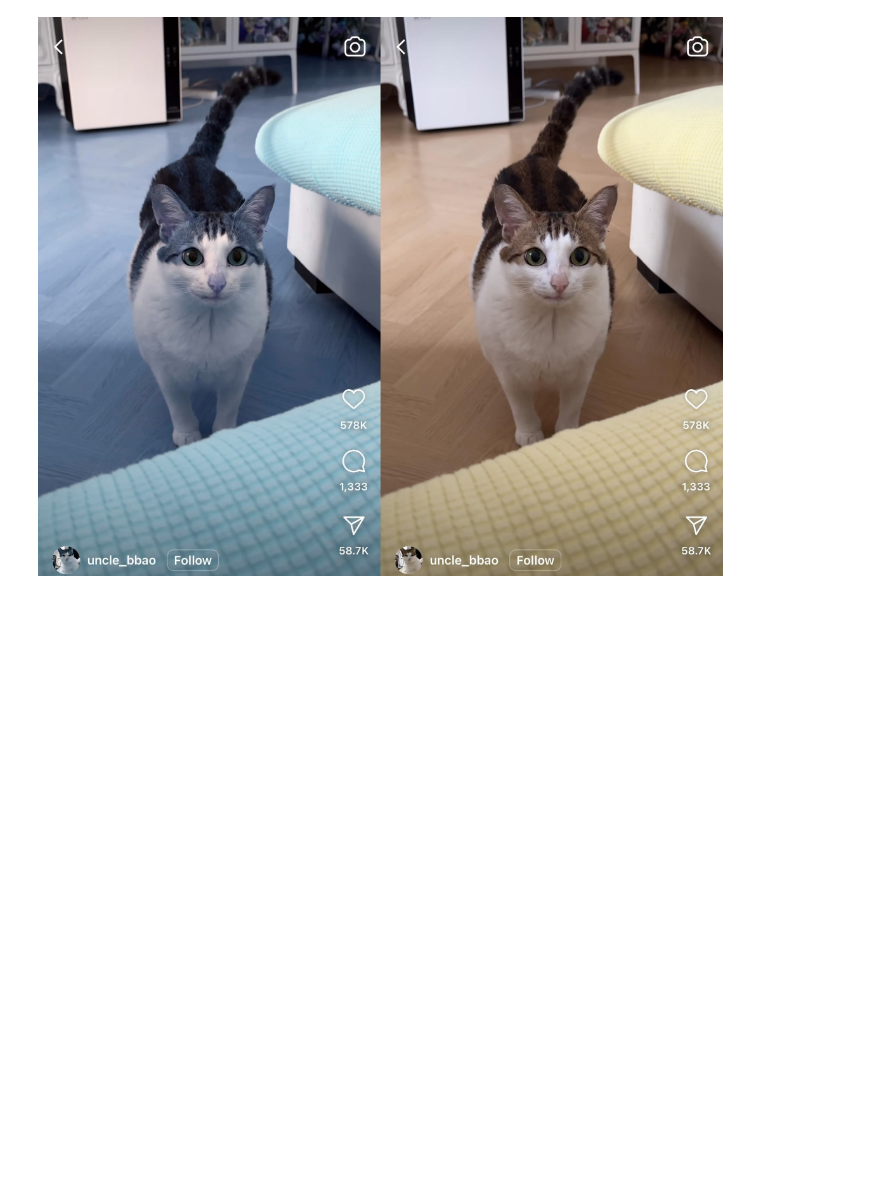
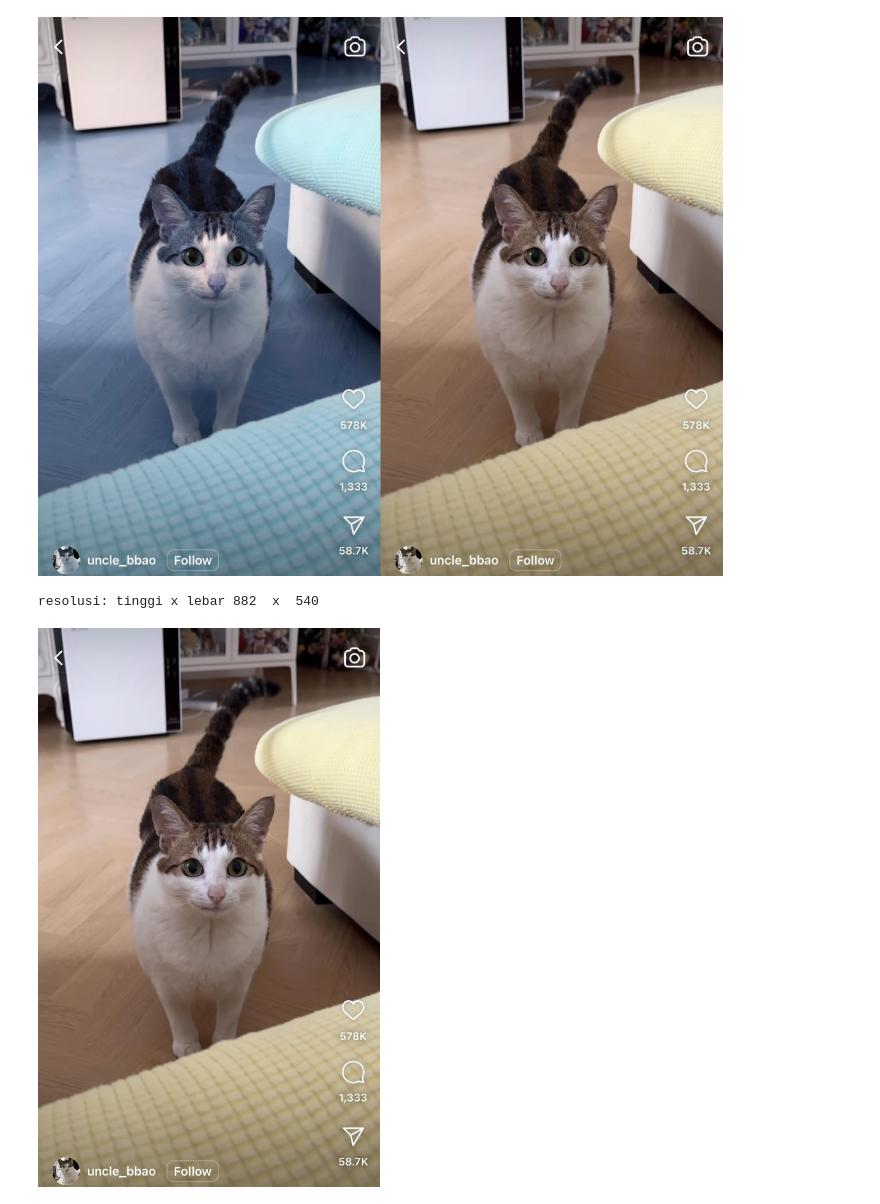
Before and after one commit to VozSoldat/PCVK-Ganjil-2025, a Jupyter notebook: Week1.ipynb, the cells around one changed output. Cells and saved outputs as stored; diff of their text form; code cells hidden in the pictures; blank space fills up the shorter version.

```diff
--- a/Week1.ipynb
+++ b/Week1.ipynb
@@ -40,0 +43,8 @@ for url in imageUrls:
+# %%
+tinggi = image_2.shape[0]
+lebar = image_2.shape[1]
+print("resolusi: tinggi x lebar", tinggi," x ", lebar)
+cv2_imshow(image_2)
+# %% [output]
+resolusi: tinggi x lebar 882  x  540
+[figure, added]
```
Also changed, not shown: parts of 1 cell of this notebook.
